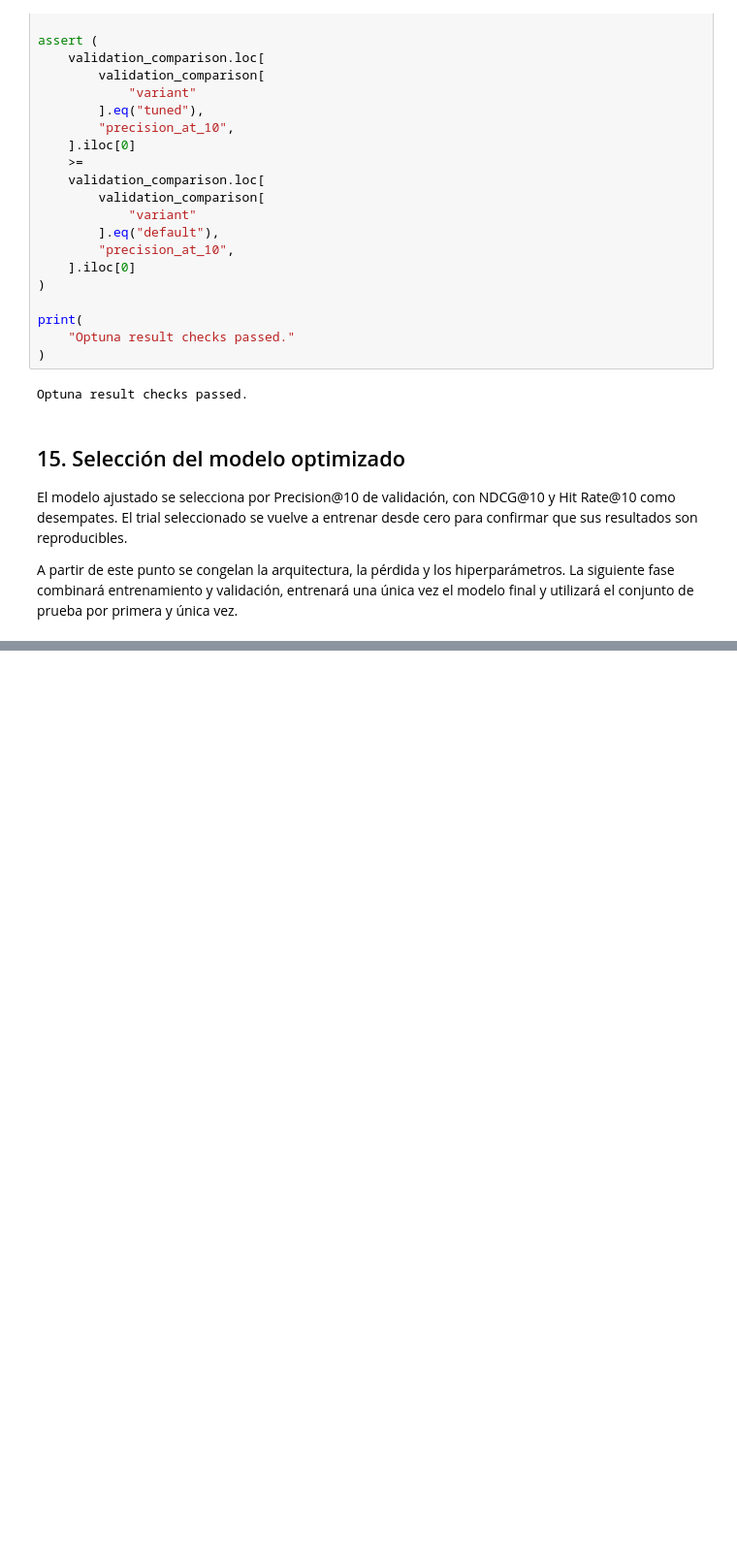
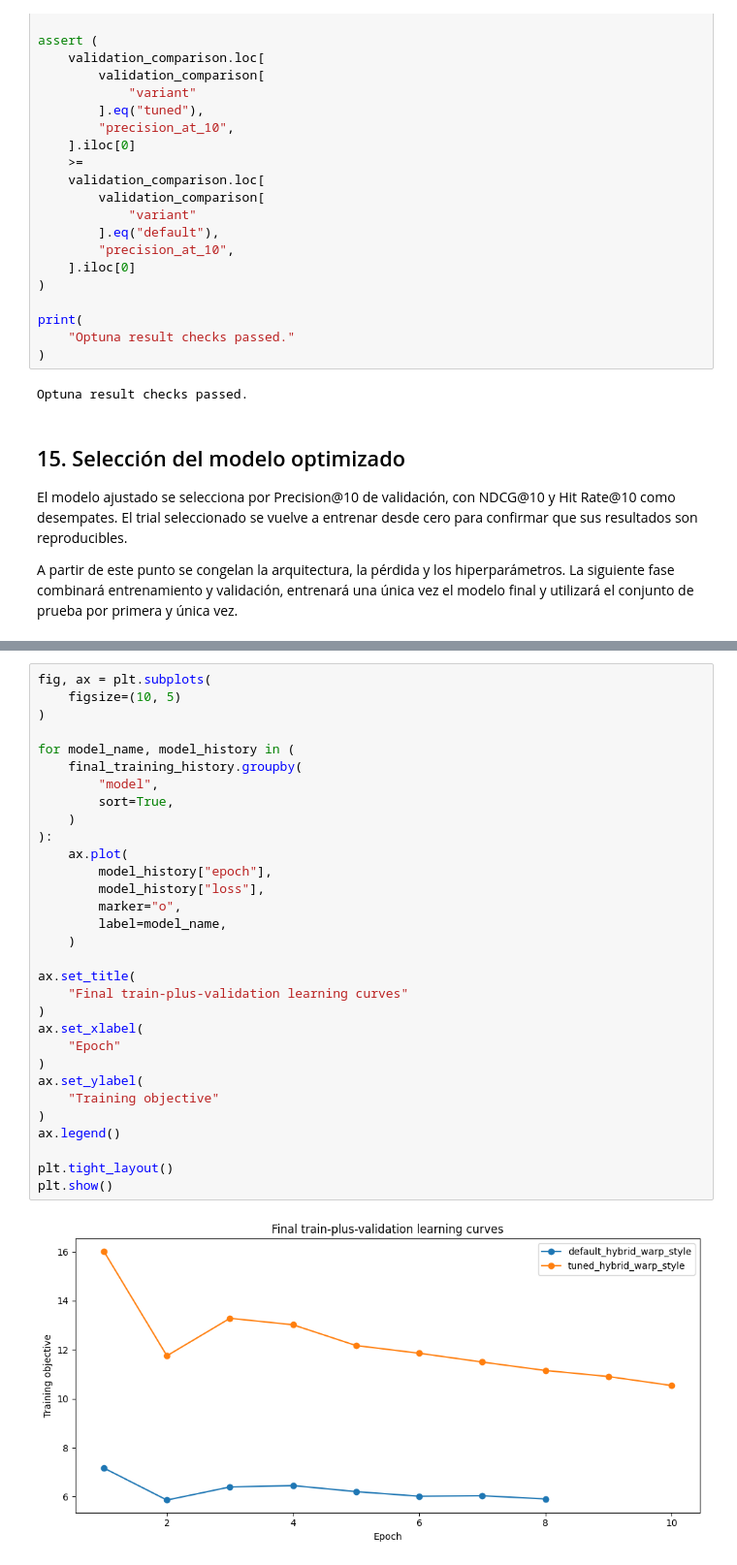
Before and after one commit to fedesaroka/analisis-predictivo-avanzado, a Jupyter notebook: notebooks/TP2_sistema_recomendacion_anime.ipynb, the cells around one changed output, grey strips where cells are left out. Shown at 97% size. Cells and saved outputs as stored; diff of their text form; blank space fills up the shorter version.

```diff
--- a/notebooks/TP2_sistema_recomendacion_anime.ipynb
+++ b/notebooks/TP2_sistema_recomendacion_anime.ipynb
@@ -1554,0 +1713,33 @@ A partir de este punto se congelan la arquitectura, la pérdida y los hiperpará
+# %%
+fig, ax = plt.subplots(
+    figsize=(10, 5)
+)
+
+for model_name, model_history in (
+    final_training_history.groupby(
+        "model",
+        sort=True,
+    )
+):
+    ax.plot(
+        model_history["epoch"],
+        model_history["loss"],
+        marker="o",
+        label=model_name,
+    )
+
+ax.set_title(
+    "Final train-plus-validation learning curves"
+)
+ax.set_xlabel(
+    "Epoch"
+)
+ax.set_ylabel(
+    "Training objective"
+)
+ax.legend()
+
+plt.tight_layout()
+plt.show()
+# %% [output]
+[figure, added]
```
Also changed, not shown: parts of 10 cells of this notebook, 23 other files.
